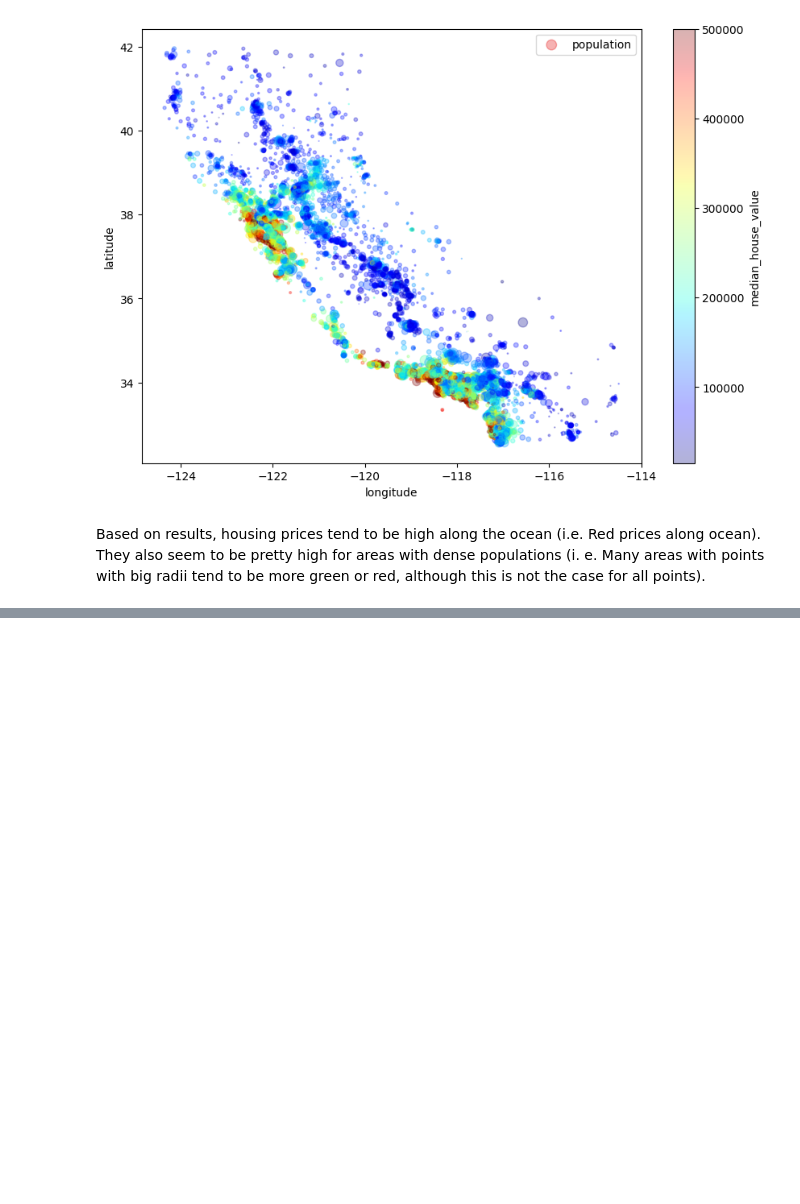
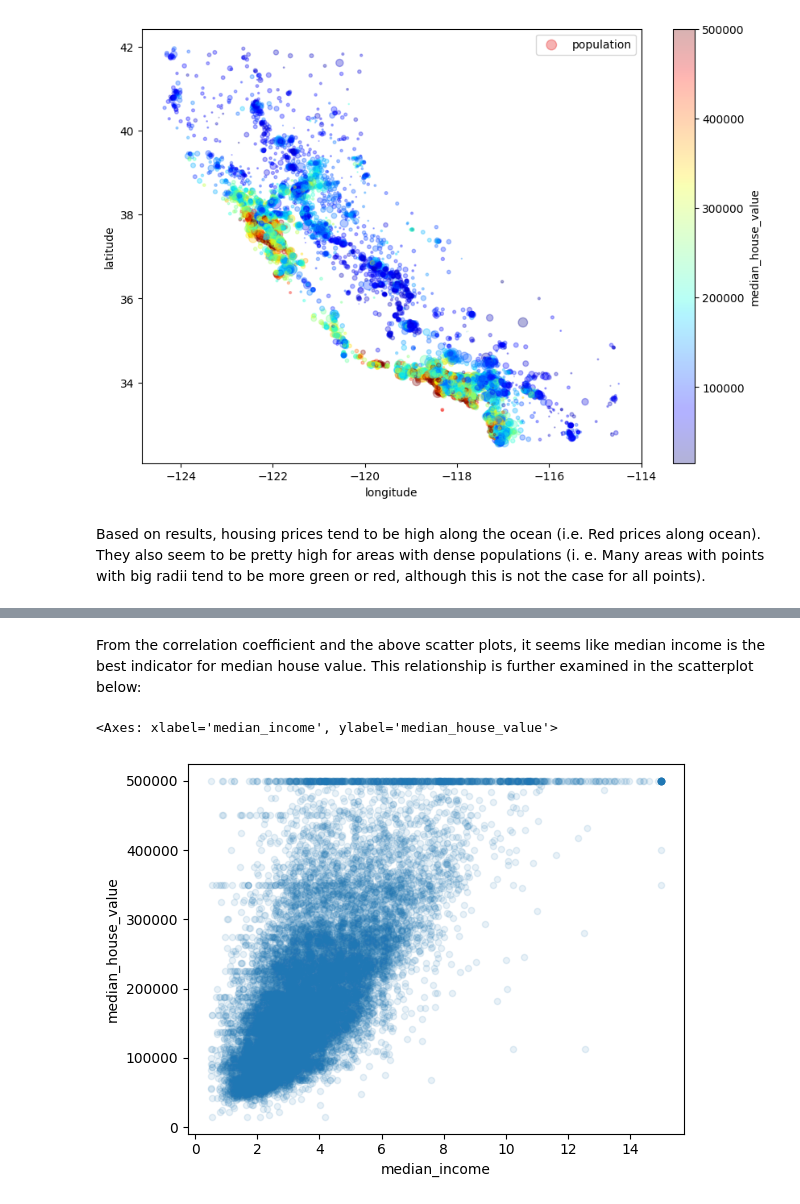
Before and after one commit to ChloeW125/MLPredictionModel, a Jupyter notebook: Housing Data Manip.ipynb, the cells around one changed output, grey strips where cells are left out. Drawn from its saved outputs; the diff is of its cells as text; code cells hidden in the pictures; blank space fills up the shorter version.

```diff
--- a/Housing Data Manip.ipynb
+++ b/Housing Data Manip.ipynb
@@ -188,0 +230,7 @@ Based on results, housing prices tend to be high along the ocean (i.e. Red price
+# %% [markdown]
+From the correlation coefficient and the above scatter plots, it seems like median income is the best indicator for median house value. This relationship is further examined in the scatterplot below:
+# %%
+housing.plot(kind="scatter", x="median_income", y="median_house_value", alpha=0.1)
+# %% [output]
+<Axes: xlabel='median_income', ylabel='median_house_value'>
+[figure, added]
```
Also changed, not shown: parts of 3 cells of this notebook.
